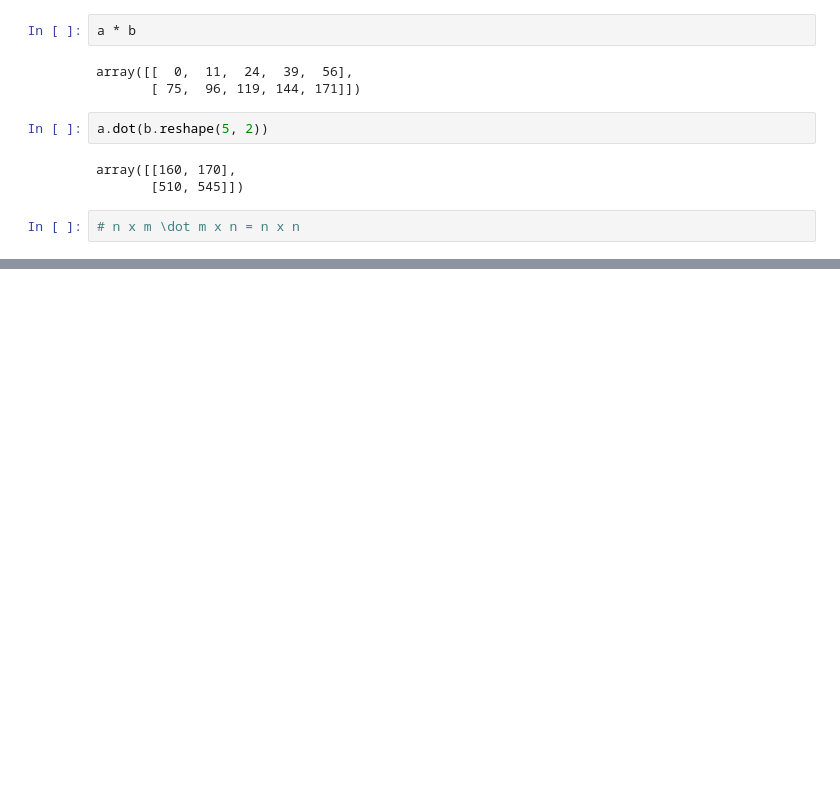
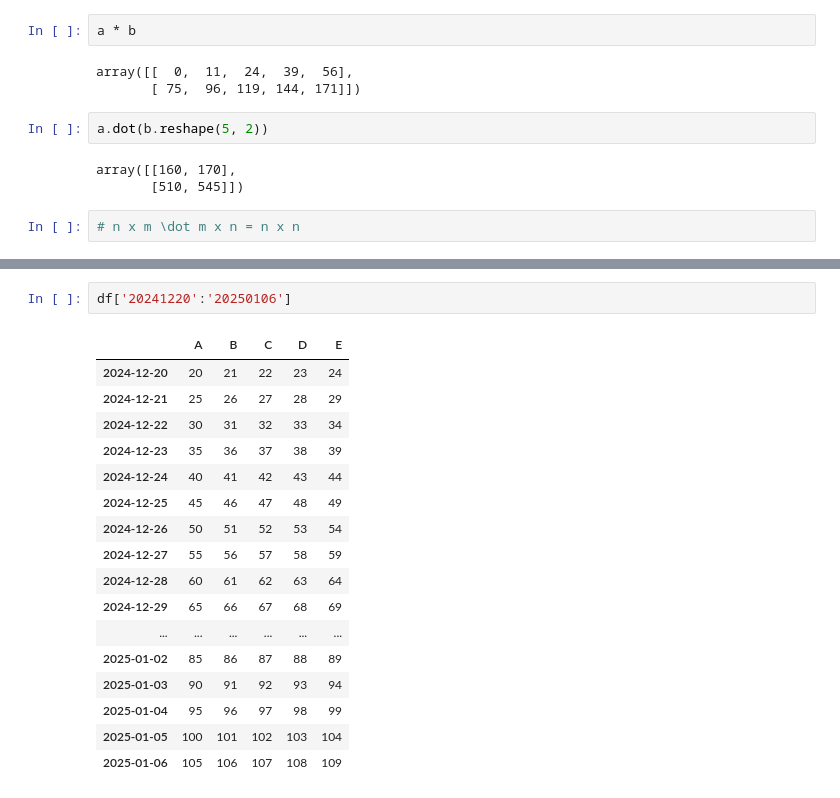
Before and after one commit to irving-math/arquitectura-computadora, a Jupyter notebook: python/notebook_prueba.ipynb, the cells around one changed output, grey strips where cells are left out. Saved outputs shown, nothing was run; the diff lists cells and outputs as text; blank space fills up the shorter version.

```diff
--- a/python/notebook_prueba.ipynb
+++ b/python/notebook_prueba.ipynb
@@ -326,0 +616,20 @@ array([[160, 170],
+# %%
+df['20241220':'20250106']
+# %% [output]
+|  | A | B | C | D | E |
+| 2024-12-20 | 20 | 21 | 22 | 23 | 24 |
+| 2024-12-21 | 25 | 26 | 27 | 28 | 29 |
+| 2024-12-22 | 30 | 31 | 32 | 33 | 34 |
+| 2024-12-23 | 35 | 36 | 37 | 38 | 39 |
+| 2024-12-24 | 40 | 41 | 42 | 43 | 44 |
+| 2024-12-25 | 45 | 46 | 47 | 48 | 49 |
+| 2024-12-26 | 50 | 51 | 52 | 53 | 54 |
+| 2024-12-27 | 55 | 56 | 57 | 58 | 59 |
+| 2024-12-28 | 60 | 61 | 62 | 63 | 64 |
+| 2024-12-29 | 65 | 66 | 67 | 68 | 69 |
+| ... | ... | ... | ... | ... | ... |
+| 2025-01-02 | 85 | 86 | 87 | 88 | 89 |
+| 2025-01-03 | 90 | 91 | 92 | 93 | 94 |
+| 2025-01-04 | 95 | 96 | 97 | 98 | 99 |
+| 2025-01-05 | 100 | 101 | 102 | 103 | 104 |
+| 2025-01-06 | 105 | 106 | 107 | 108 | 109 |
```
Also changed, not shown: parts of 26 cells of this notebook.
